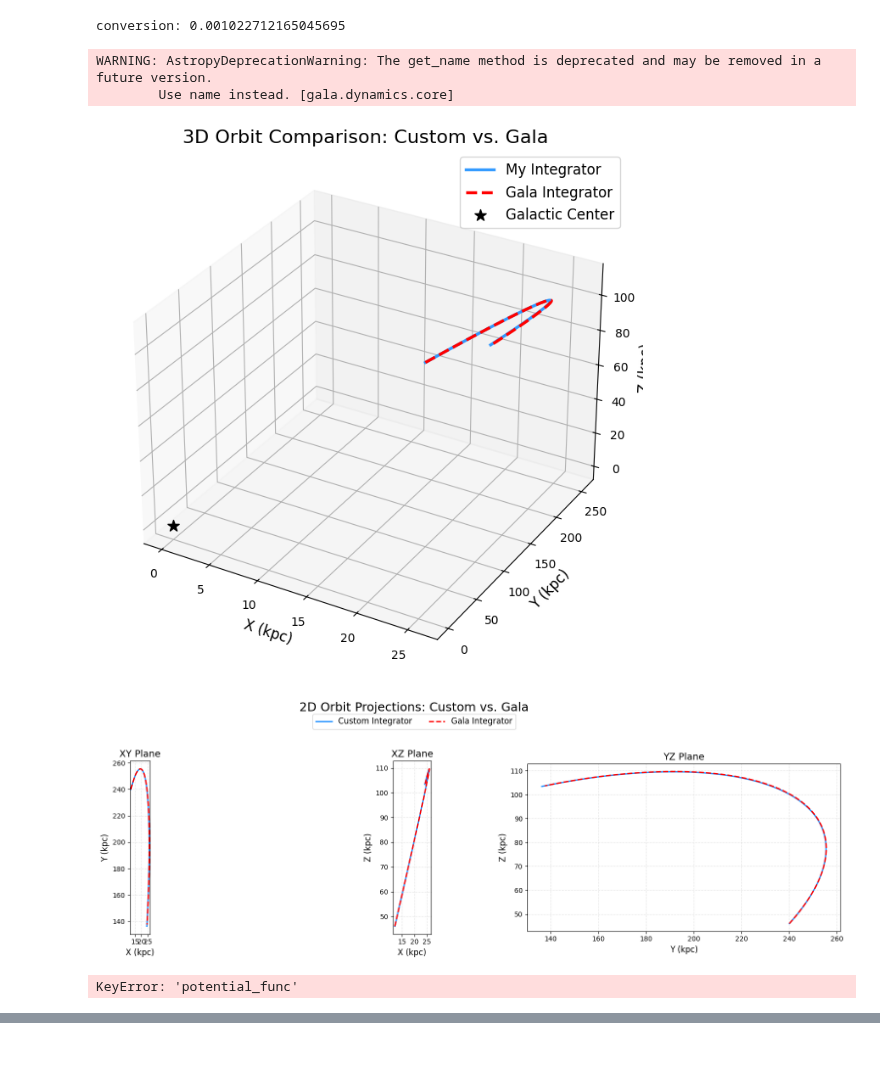
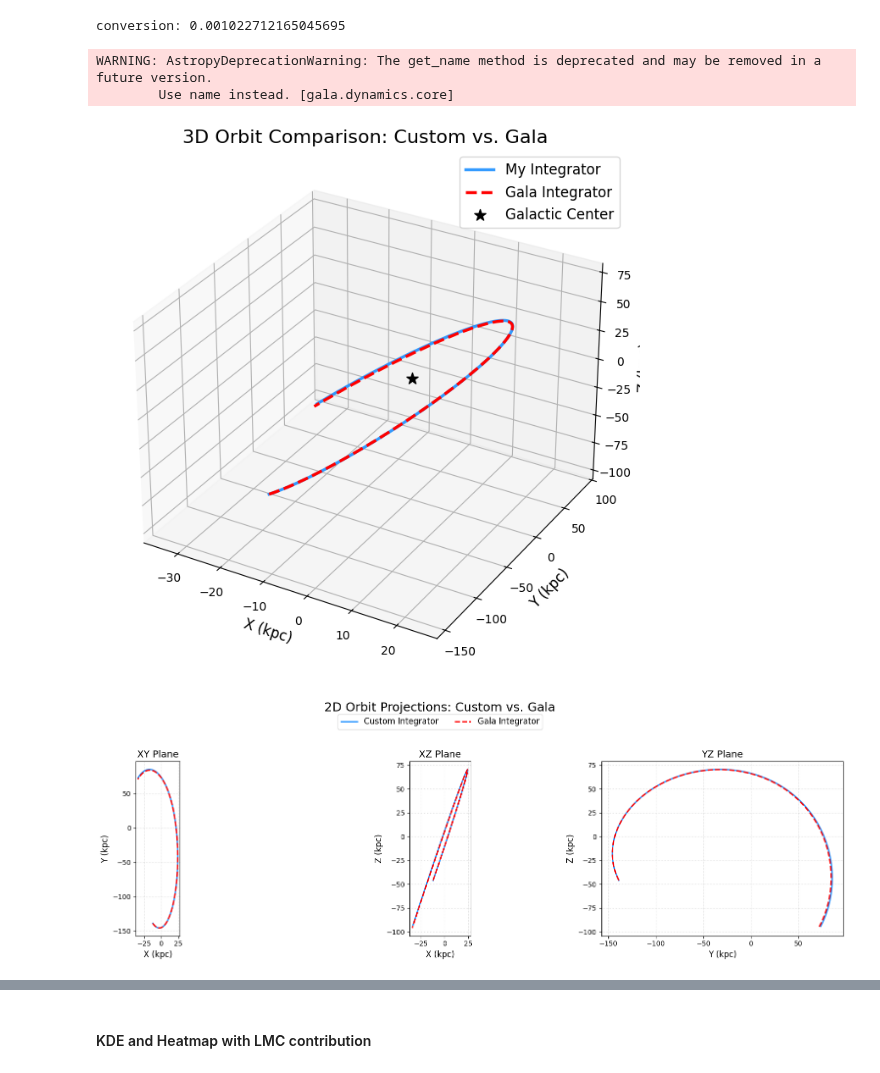
Before and after one commit to andrewqin29/hvs-integrator, a Jupyter notebook: notebooks/orbit_integration.ipynb, the cells around one changed output, grey strips where cells are left out. Cells and saved outputs as stored; diff of their text form; code cells hidden in the pictures.

Commit message:
begin prepping for lmc contribution in MWPotential class

```diff
--- a/notebooks/orbit_integration.ipynb
+++ b/notebooks/orbit_integration.ipynb
@@ -33,8 +33,8 @@ conversion: 0.001022712165045695
 custom_potential = MWPotential()
 gala_potential = gp.MilkyWayPotential()
 
-initial_pos = np.array([12., 240, 46])
-initial_vel = np.array([-12, -47,-52])
+initial_pos = np.array([-12., -139, -46])
+initial_vel = np.array([-32, 47,-92])
 
 initial_vel_kpcmyr = initial_vel * KM_S_TO_KPC_MYR
 
@@ -50,7 +50,7 @@ my_orbit[0] = np.concatenate([initial_pos, initial_vel_kpcmyr])
 for i in range(1, N_STEPS):
     prev_pos = my_orbit[i-1, :3]
     prev_vel = my_orbit[i-1, 3:]
-    new_pos, new_vel = leapfrog_step(prev_pos, prev_vel, DT, custom_potential.get_acceleration)
+    new_pos, new_vel = leapfrog_step(prev_pos, prev_vel, DT, custom_potential.get_acceleration_mw_only)
     my_orbit[i] = np.concatenate([new_pos, new_vel])
 
 
@@ -106,36 +106,34 @@ axes[2].plot(my_orbit[:, 1], my_orbit[:, 2], lw=2, color='dodgerblue')
 axes[2].plot(gala_orbit.y.value, gala_orbit.z.value, lw=2, color='red', linestyle='--')
 axes[2].set_xlabel('Y (kpc)', fontsize=12)
 axes[2].set_ylabel('Z (kpc)', fontsize=12)
 axes[2].set_title('YZ Plane', fontsize=14)
 axes[2].set_aspect('equal', 'box')
 axes[2].grid(True, linestyle=':', alpha=0.6)
 
 handles, labels = axes[0].get_legend_handles_labels()
 fig.legend(handles, labels, loc='upper center', bbox_to_anchor=(0.5, 0.95), ncol=2, fontsize=12)
 plt.tight_layout(rect=[0, 0, 1, 0.90])  # Adjust layout to make room for suptitle and legend
 plt.show()
 
 # plot total energy plot
 my_KE = 0.5 * np.linalg.norm(my_orbit[:, 3:], axis=1)**2
 my_PE = np.array([custom_potential.get_potential_energy(pos) for pos in my_orbit[:, :3]])
 my_total_energy = my_KE + my_PE
-gala_total_energy = gala_orbit.energy(gala_potential).value
 times = np.arange(0, N_STEPS * -DT, -DT)
 
 plt.figure(figsize=(12, 6))
 plt.plot(times, my_total_energy, lw=2, color='dodgerblue', label='My Integrator')
-plt.plot(gala_orbit.t.value, gala_total_energy, lw=2.5, color='red', linestyle='--', label='Gala Integrator')
-plt.title('Total Energy Over Time', fontsize=16)
+plt.title('Energy vs. Time (should be constant)', fontsize=16)
 plt.xlabel('Time (Myr)', fontsize=12)
 plt.ylabel(r'Energy ($kpc^2 / Myr^2$)', fontsize=12)
+plt.ylim(-1, 1)
 plt.grid(True, linestyle=':', alpha=0.7)
 plt.legend(fontsize=12)
 ax = plt.gca()
 ax.get_yaxis().get_major_formatter().set_useOffset(False)
 plt.show()
 # %% [output]
 WARNING: AstropyDeprecationWarning: The get_name method is deprecated and may be removed in a future version.
         Use name instead. [gala.dynamics.core]
-[figure, old version]
+[figure, new version]
-[figure, old version]
+[figure, new version]
-KeyError: 'potential_func'
@@ -141,0 +141,2 @@ KeyError: 'potential_func'
+# %% [markdown]
+#### KDE and Heatmap with LMC contribution
```
Also changed, not shown: parts of 2 cells of this notebook, 1 other file.
